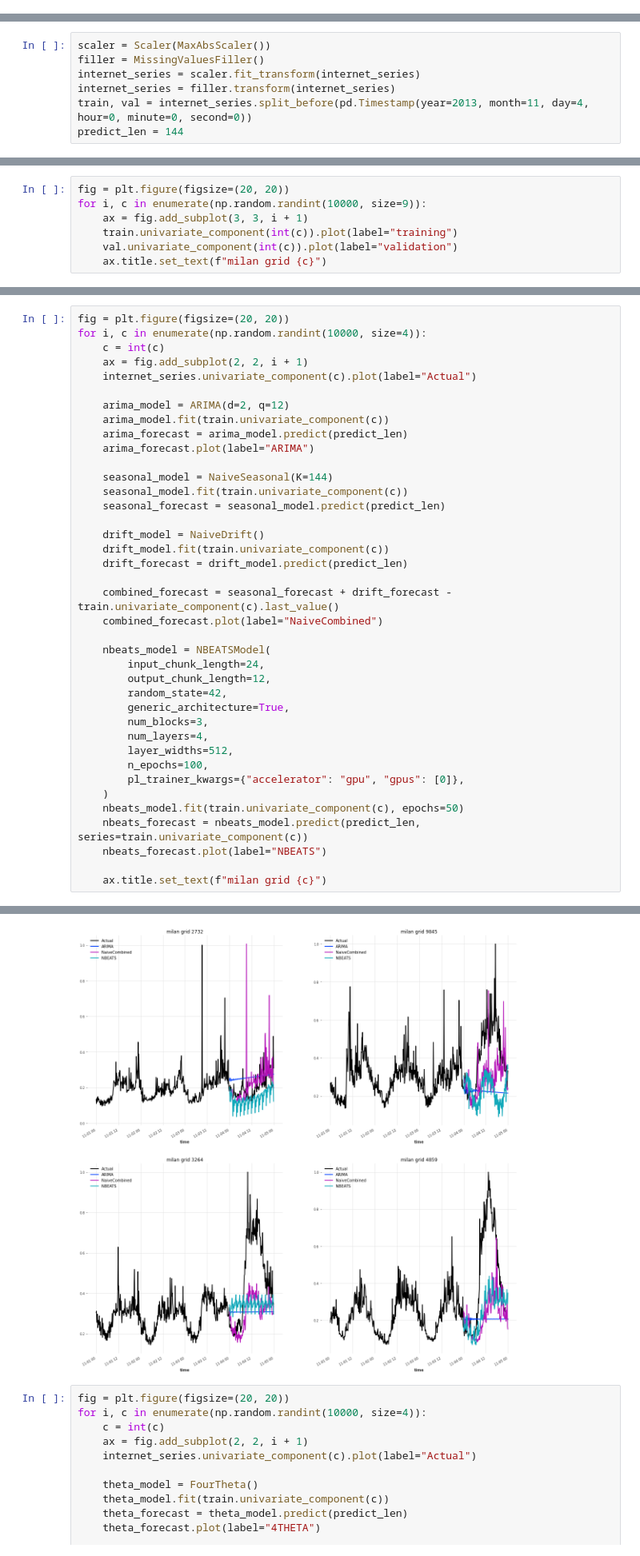
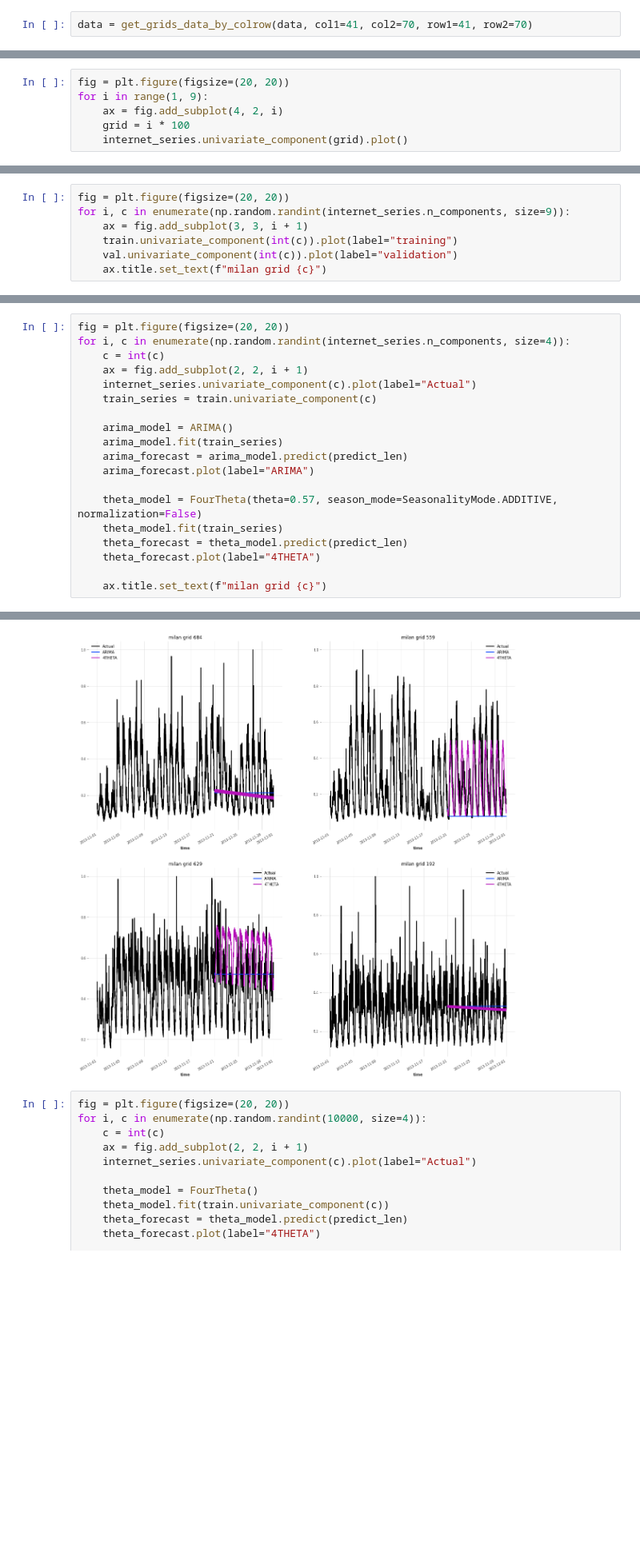
Before and after one commit to suemon-suemon/Spatio-Temporal-Analysis-Telecom-Italia, a Jupyter notebook: experiments/base_predict.ipynb, the cells around one changed output, grey strips where cells are left out. Shown at 80% size. Drawn from its saved outputs; the diff is of its cells as text; blank space fills up the shorter version.

```diff
--- a/experiments/base_predict.ipynb
+++ b/experiments/base_predict.ipynb
@@ -37,0 +36,2 @@ loaded 5759907 rows
+# %%
+data = get_grids_data_by_colrow(data, col1=41, col2=70, row1=41, row2=70)
@@ -84,7 +93,6 @@ print(np.count_nonzero(internet_series.values() == 0))
-# %%
-scaler = Scaler(MaxAbsScaler())
-filler = MissingValuesFiller()
-internet_series = scaler.fit_transform(internet_series)
-internet_series = filler.transform(internet_series)
-train, val = internet_series.split_before(pd.Timestamp(year=2013, month=11, day=4, hour=0, minute=0, second=0))
-predict_len = 144
+# %%
+fig = plt.figure(figsize=(20, 20))
+for i in range(1, 9):
+    ax = fig.add_subplot(4, 2, i)
+    grid = i * 100
+    internet_series.univariate_component(grid).plot()
@@ -95,6 +107,6 @@ print(train.n_components, len(internet_data), len(train), len(val))
 # %%
 fig = plt.figure(figsize=(20, 20))
-for i, c in enumerate(np.random.randint(10000, size=9)):
+for i, c in enumerate(np.random.randint(internet_series.n_components, size=9)):
     ax = fig.add_subplot(3, 3, i + 1)
     train.univariate_component(int(c)).plot(label="training")
     val.univariate_component(int(c)).plot(label="validation")
@@ -107,40 +150,20 @@ from darts.metrics import mase, rmse
 # %%
 fig = plt.figure(figsize=(20, 20))
-for i, c in enumerate(np.random.randint(10000, size=4)):
+for i, c in enumerate(np.random.randint(internet_series.n_components, size=4)):
     c = int(c)
     ax = fig.add_subplot(2, 2, i + 1)
     internet_series.univariate_component(c).plot(label="Actual")
+    train_series = train.univariate_component(c)
 
-    arima_model = ARIMA(d=2, q=12)
-    arima_model.fit(train.univariate_component(c))
+    arima_model = ARIMA()
+    arima_model.fit(train_series)
     arima_forecast = arima_model.predict(predict_len)
     arima_forecast.plot(label="ARIMA")
 
-    seasonal_model = NaiveSeasonal(K=144)
-    seasonal_model.fit(train.univariate_component(c))
-    seasonal_forecast = seasonal_model.predict(predict_len)
-
-    drift_model = NaiveDrift()
-    drift_model.fit(train.univariate_component(c))
-    drift_forecast = drift_model.predict(predict_len)
-
-    combined_forecast = seasonal_forecast + drift_forecast - train.univariate_component(c).last_value()
-    combined_forecast.plot(label="NaiveCombined")
-
-    nbeats_model = NBEATSModel(
-        input_chunk_length=24,
-        output_chunk_length=12,
-        random_state=42,
-        generic_architecture=True,
-        num_blocks=3,
-        num_layers=4,
-        layer_widths=512,
-        n_epochs=100,
-        pl_trainer_kwargs={"accelerator": "gpu", "gpus": [0]},
-    )
-    nbeats_model.fit(train.univariate_component(c), epochs=50)
-    nbeats_forecast = nbeats_model.predict(predict_len, series=train.univariate_component(c))
-    nbeats_forecast.plot(label="NBEATS")
+    theta_model = FourTheta(theta=0.57, season_mode=SeasonalityMode.ADDITIVE, normalization=False)
+    theta_model.fit(train_series)
+    theta_forecast = theta_model.predict(predict_len)
+    theta_forecast.plot(label="4THETA")
 
     ax.title.set_text(f"milan grid {c}")
 # %% [output]
@@ -223,4 +170,4 @@ LOCAL_RANK: 0 - CUDA_VISIBLE_DEVICES: [7]
-[figure, old version]
+[figure, new version]
 # %%
 fig = plt.figure(figsize=(20, 20))
 for i, c in enumerate(np.random.randint(10000, size=4)):
```
Also changed, not shown: parts of 20 cells of this notebook, 23 other files.
